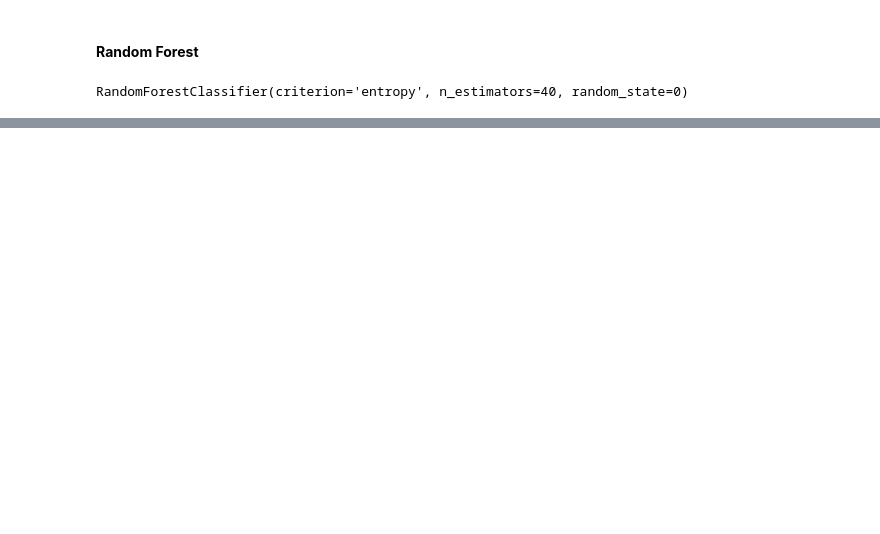
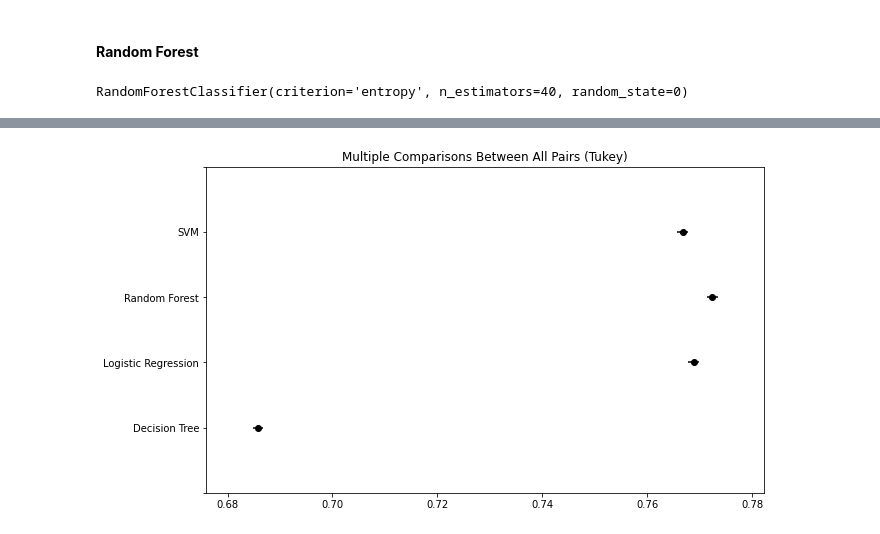
Before and after one commit to gabrielreversi/DS-Projects, a Jupyter notebook: Churn_Prediction.ipynb, the cells around one changed output, grey strips where cells are left out. Cells and saved outputs as stored; diff of their text form; code cells hidden in the pictures; blank space fills up the shorter version.

```diff
--- a/Churn_Prediction.ipynb
+++ b/Churn_Prediction.ipynb
@@ -479,0 +572,14 @@ accuracy_score(y_test, randomF_predict)
+# %%
+rf_paramter = {
+    'criterion':['gini','entropy'],
+    'n_estimators' : [10,40,100,150],
+    'min_samples_split' : [2,5,10],
+    'min_samples_leaf' : [1, 5, 10]
+}
+
+rf_gridsearch = GridSearchCV(estimator=RandomForestClassifier(), param_grid=rf_paramter)
+rf_gridsearch.fit(x_df, y_df)
+best_rf_param = rf_gridsearch.best_params_
+best_rf_result = rf_gridsearch.best_score_
+print(best_rf_param)
+print(best_rf_result)
@@ -479,0 +591,8 @@ accuracy_score(y_test, randomF_predict)
+# %%
+resultRF = []
+
+for i in range(30):
+    kfold = KFold(n_splits=10, shuffle=True, random_state=i)
+    RandForest = RandomForestClassifier(criterion='entropy', min_samples_leaf= 10, min_samples_split= 2, n_estimators=40)
+    scoreRF = cross_val_score(RandForest, x_df, y_df, cv=kfold)
+    resultRF.append(scoreRF.mean())
@@ -479,0 +660,8 @@ accuracy_score(y_test, randomF_predict)
+# %%
+resultAll = pd.DataFrame({
+    'accuracy': np.concatenate([resultDT, resultLG, resultRF, resultSVM]),
+    'algorithm': ['Decision Tree', 'Decision Tree','Decision Tree','Decision Tree','Decision Tree','Decision Tree','Decision Tree','Decision Tree','Decision Tree','Decision Tree','Decision Tree','Decision Tree','Decision Tree','Decision Tree','Decision Tree','Decision Tree','Decision Tree','Decision Tree','Decision Tree','Decision Tree','Decision Tree','Decision Tree','Decision Tree','Decision Tree','Decision Tree','Decision Tree','Decision Tree','Decision Tree','Decision Tree','Decision Tree',
+                  'Logistic Regression','Logistic Regression','Logistic Regression','Logistic Regression','Logistic Regression','Logistic Regression','Logistic Regression','Logistic Regression','Logistic Regression','Logistic Regression','Logistic Regression','Logistic Regression','Logistic Regression','Logistic Regression','Logistic Regression','Logistic Regression','Logistic Regression','Logistic Regression','Logistic Regression','Logistic Regression','Logistic Regression','Logistic Regression','Logistic Regression','Logistic Regression','Logistic Regression','Logistic Regression','Logistic Regression','Logistic Regression','Logistic Regression','Logistic Regression',
+                  'Random Forest', 'Random Forest','Random Forest','Random Forest','Random Forest','Random Forest','Random Forest','Random Forest','Random Forest','Random Forest','Random Forest','Random Forest','Random Forest','Random Forest','Random Forest','Random Forest','Random Forest','Random Forest','Random Forest','Random Forest','Random Forest','Random Forest','Random Forest','Random Forest','Random Forest','Random Forest','Random Forest','Random Forest','Random Forest','Random Forest',
+                  'SVM','SVM','SVM','SVM','SVM','SVM','SVM','SVM','SVM','SVM','SVM','SVM','SVM','SVM','SVM','SVM','SVM','SVM','SVM','SVM','SVM','SVM','SVM','SVM','SVM','SVM','SVM','SVM','SVM','SVM']})
+resultAll
@@ -479,0 +682,6 @@ accuracy_score(y_test, randomF_predict)
+# %%
+from statsmodels.stats.multicomp import MultiComparison
+
+CompAlgorithm = MultiComparison(resultAll['accuracy'], resultAll['algorithm'])
+TestComp = CompAlgorithm.tukeyhsd()
+print(TestComp)
@@ -479,0 +700,4 @@ accuracy_score(y_test, randomF_predict)
+# %%
+TestComp.plot_simultaneous();
+# %% [output]
+[figure, added]
```
Also changed, not shown: parts of 32 cells of this notebook.
